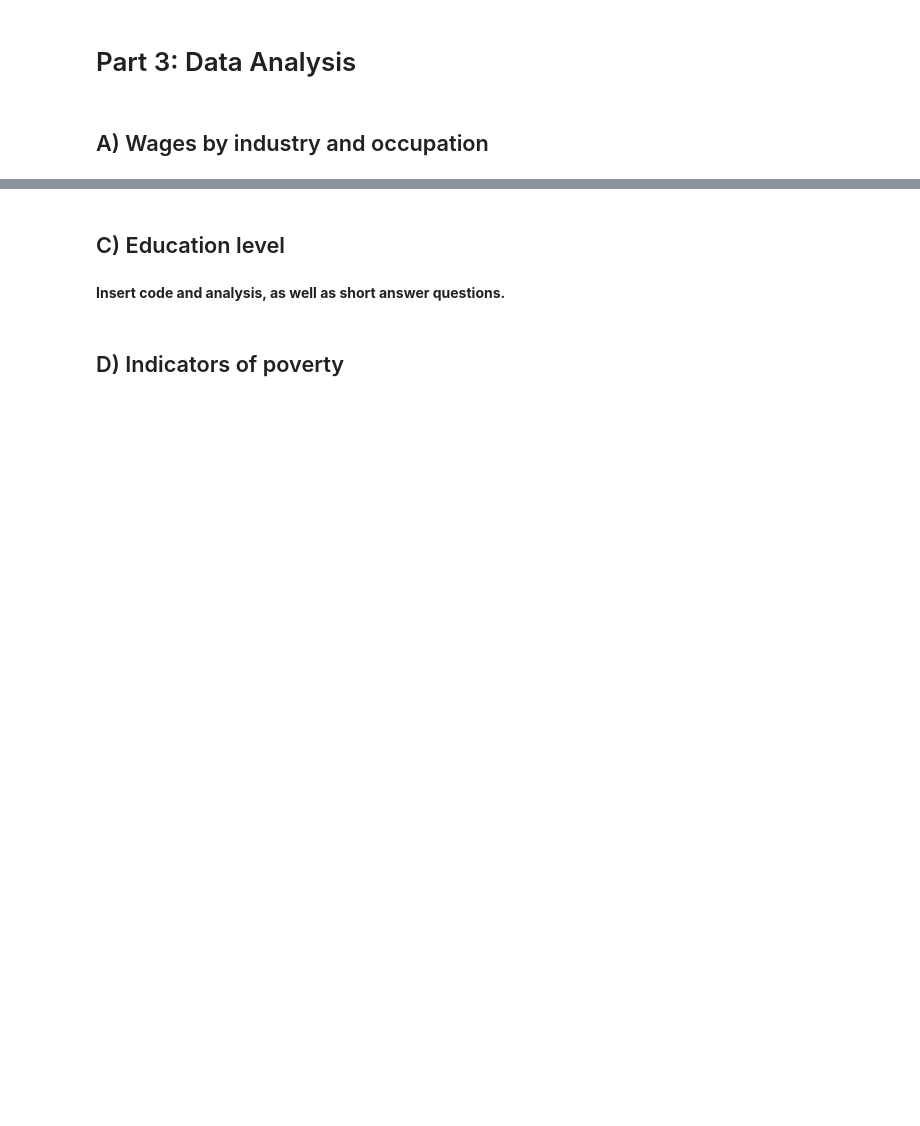
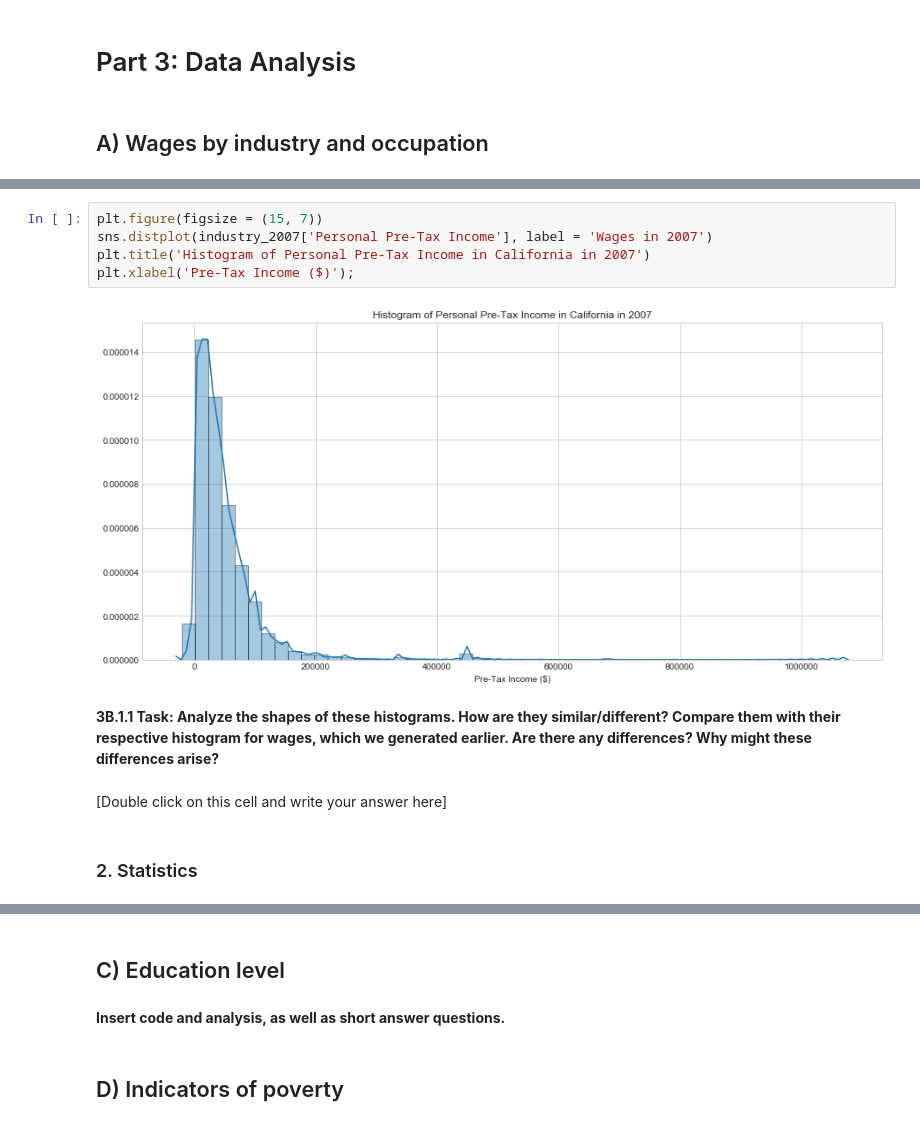
Before and after one commit to ds-modules/CP-113A, a Jupyter notebook: Final-Notebook.ipynb, the cells around one changed output, grey strips where cells are left out. Drawn from its saved outputs; the diff is of its cells as text; blank space fills up the shorter version.

```diff
--- a/Final-Notebook.ipynb
+++ b/Final-Notebook.ipynb
@@ -138,0 +231,13 @@ new_df.to_csv('fullData.csv', index = False, header = True)
+# %%
+plt.figure(figsize = (15, 7))
+sns.distplot(industry_2007['Personal Pre-Tax Income'], label = 'Wages in 2007')
+plt.title('Histogram of Personal Pre-Tax Income in California in 2007')
+plt.xlabel('Pre-Tax Income ($)');
+# %% [output]
+[figure, added]
+# %% [markdown]
+**3B.1.1 Task: Analyze the shapes of these histograms. How are they similar/different? Compare them with their respective histogram for wages, which we generated earlier. Are there any differences? Why might these differences arise?**
+# %% [markdown]
+[Double click on this cell and write your answer here]
+# %% [markdown]
+### 2. Statistics
```
Also changed, not shown: parts of 86 cells of this notebook.
